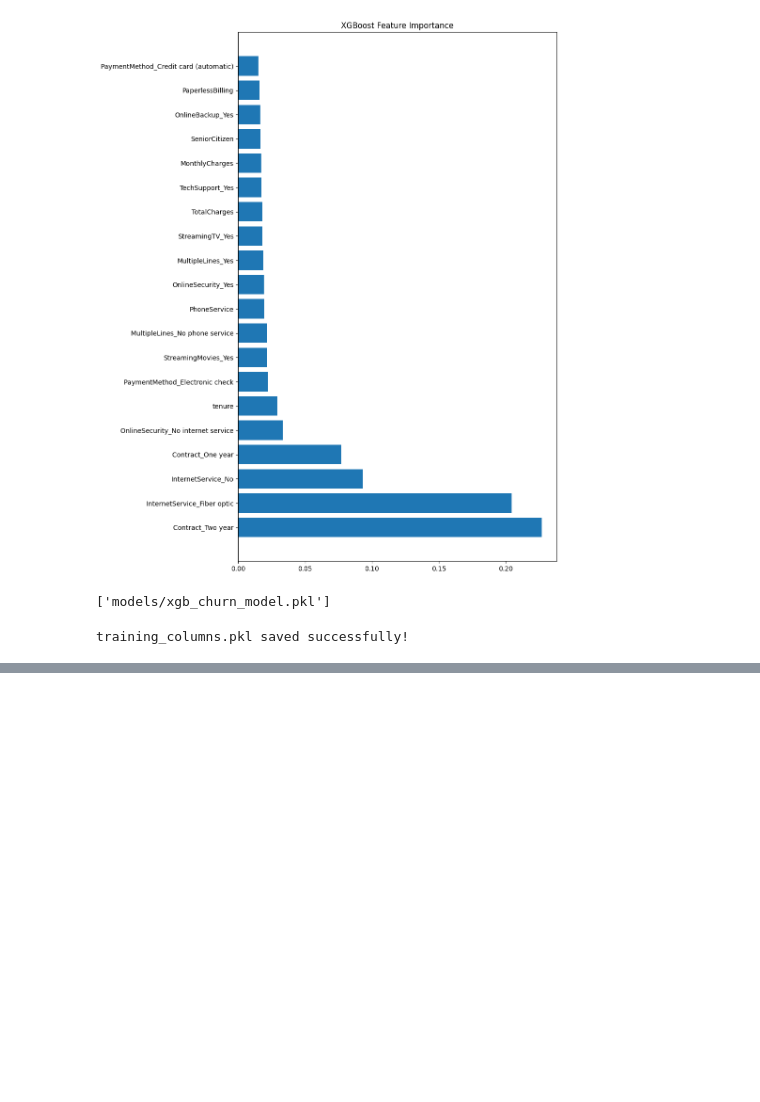
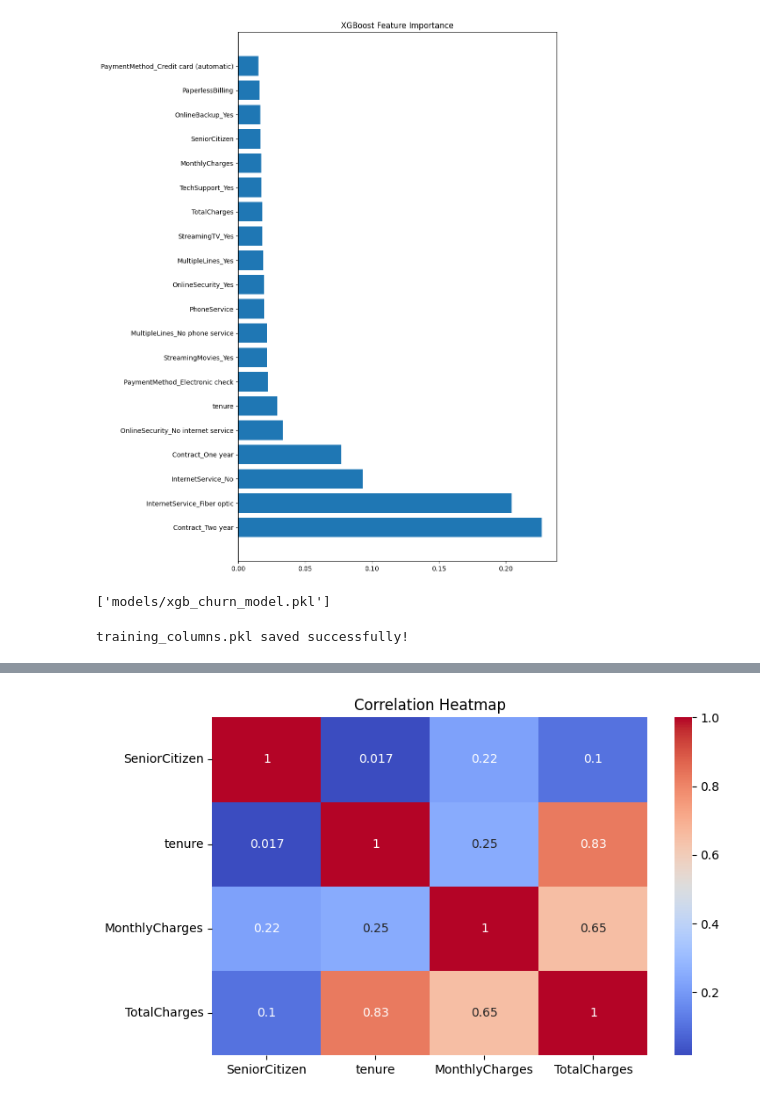
Before and after one commit to keerthi15M/churn-project, a Jupyter notebook: 01_data_exploration.ipynb, the cells around one changed output, grey strips where cells are left out. Cells and saved outputs as stored; diff of their text form; code cells hidden in the pictures; blank space fills up the shorter version.

```diff
--- a/01_data_exploration.ipynb
+++ b/01_data_exploration.ipynb
@@ -297,0 +331,10 @@ training_columns.pkl saved successfully!
+# %%
+numeric_df = df[['SeniorCitizen', 'tenure', 'MonthlyCharges', 'TotalCharges']]
+
+plt.figure(figsize=(8,5))
+sns.heatmap(numeric_df.corr(), annot=True, cmap='coolwarm')
+plt.title("Correlation Heatmap")
+plt.savefig("images/correlation_heatmap.png", dpi=300, bbox_inches='tight')
+plt.show()
+# %% [output]
+[figure, added]
```
Also changed, not shown: parts of 6 cells of this notebook, 12 other files.
